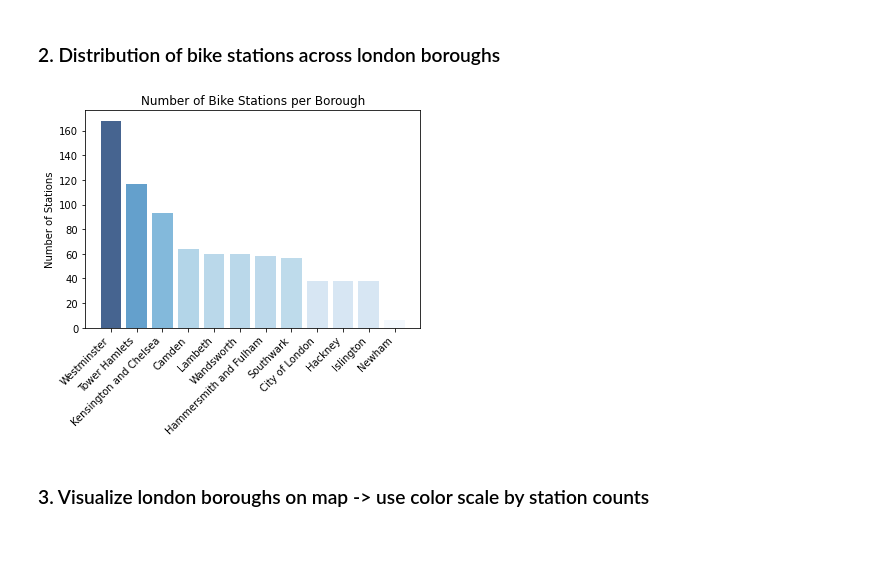
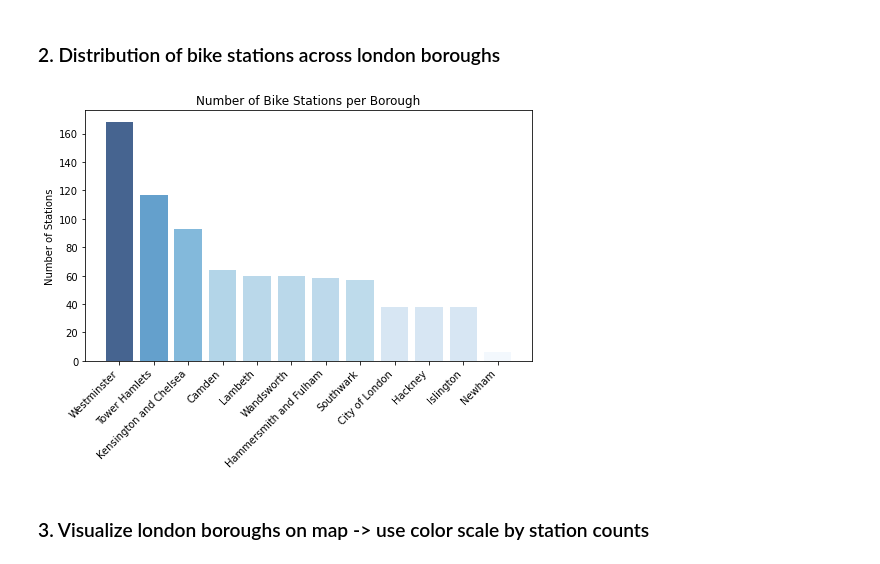
Before and after one commit to tabeaeggler/UrbanMobility, a Jupyter notebook: EDA_Bike_Stations.ipynb, the cells around one changed output. Drawn from its saved outputs; the diff is of its cells as text; code cells hidden in the pictures.

```diff
--- a/EDA_Bike_Stations.ipynb
+++ b/EDA_Bike_Stations.ipynb
@@ -58,21 +61,25 @@ IFrame('map_bike_locs.html', width=900, height=500)
 ### 2. Distribution of bike stations across london boroughs
 # %%
 # create a bar chart with the number of stations per borough
-borough_counts = bike_locs.groupby('borough').size()
-borough_counts = borough_counts.sort_values(ascending=False)
 
 # set up the bar chart
-fig, ax = plt.subplots()
-bars = ax.bar(borough_counts.index, borough_counts.values, color=[color_dict[borough] for borough in borough_counts.index], alpha=0.75)
+fig, ax = plt.subplots(figsize=(8, 6))  # increase the figure size
+bars = ax.bar(borough_counts.index, borough_counts.values, color=[color_dict_density[borough] for borough in borough_counts.index], alpha=0.75)
 
 # set the axis labels and title
 ax.set_title('Number of Bike Stations per Borough')
 ax.set_ylabel('Number of Stations')
 plt.xticks(rotation=45, ha='right')
 
+# adjust the margins to make room for the x-axis labels
+plt.subplots_adjust(bottom=0.3)
+
+# save the plot in the 'plots' subfolder
+fig.savefig('plots/stations_per_borough.jpg')
+
 plt.show()
 # %% [output]
-[figure, old version]
+[figure, new version]
 # %% [markdown]
 ### 3. Visualize london boroughs on map -> use color scale by station counts
 # %%
```
Also changed, not shown: parts of 3 cells of this notebook, 6 other files.
